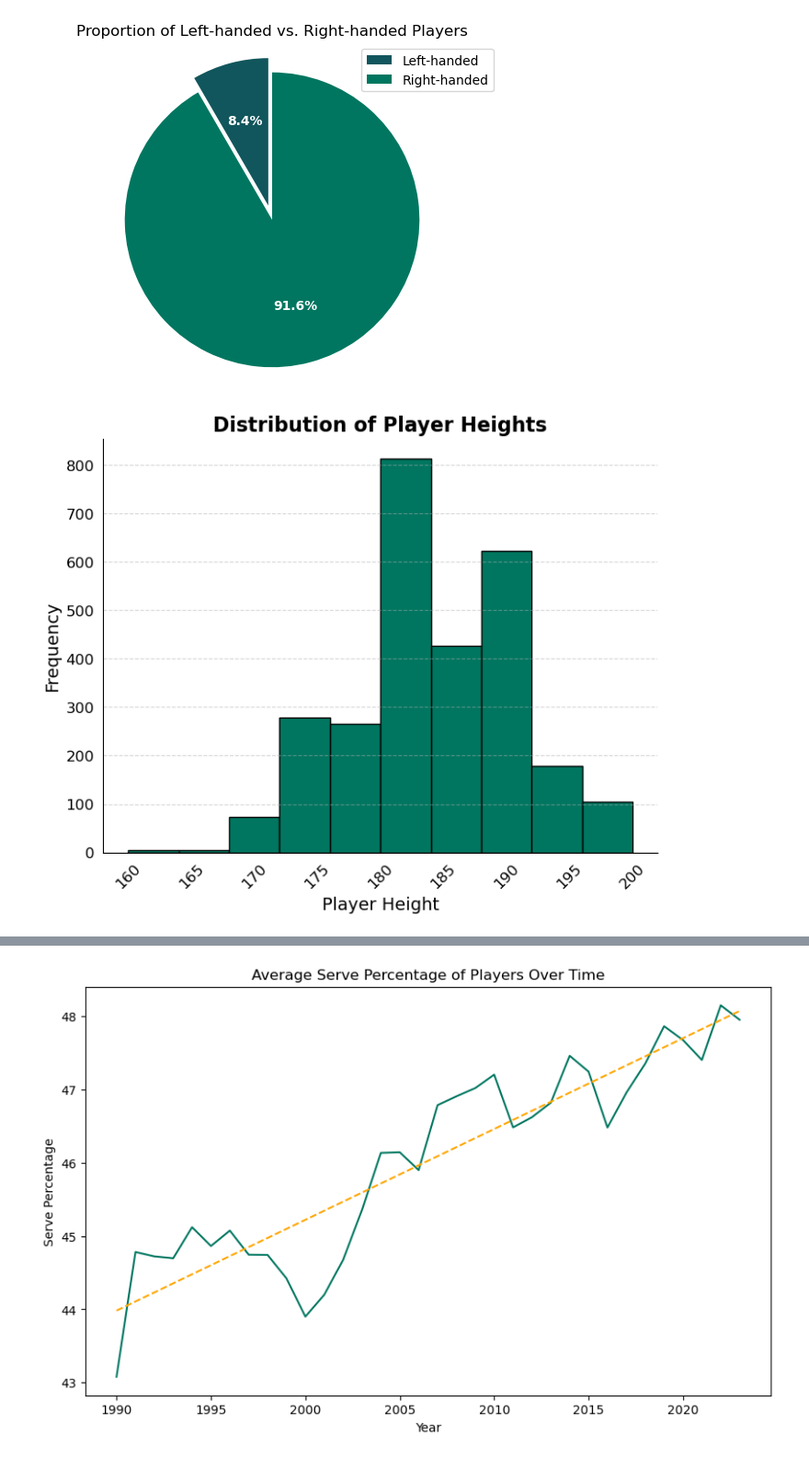
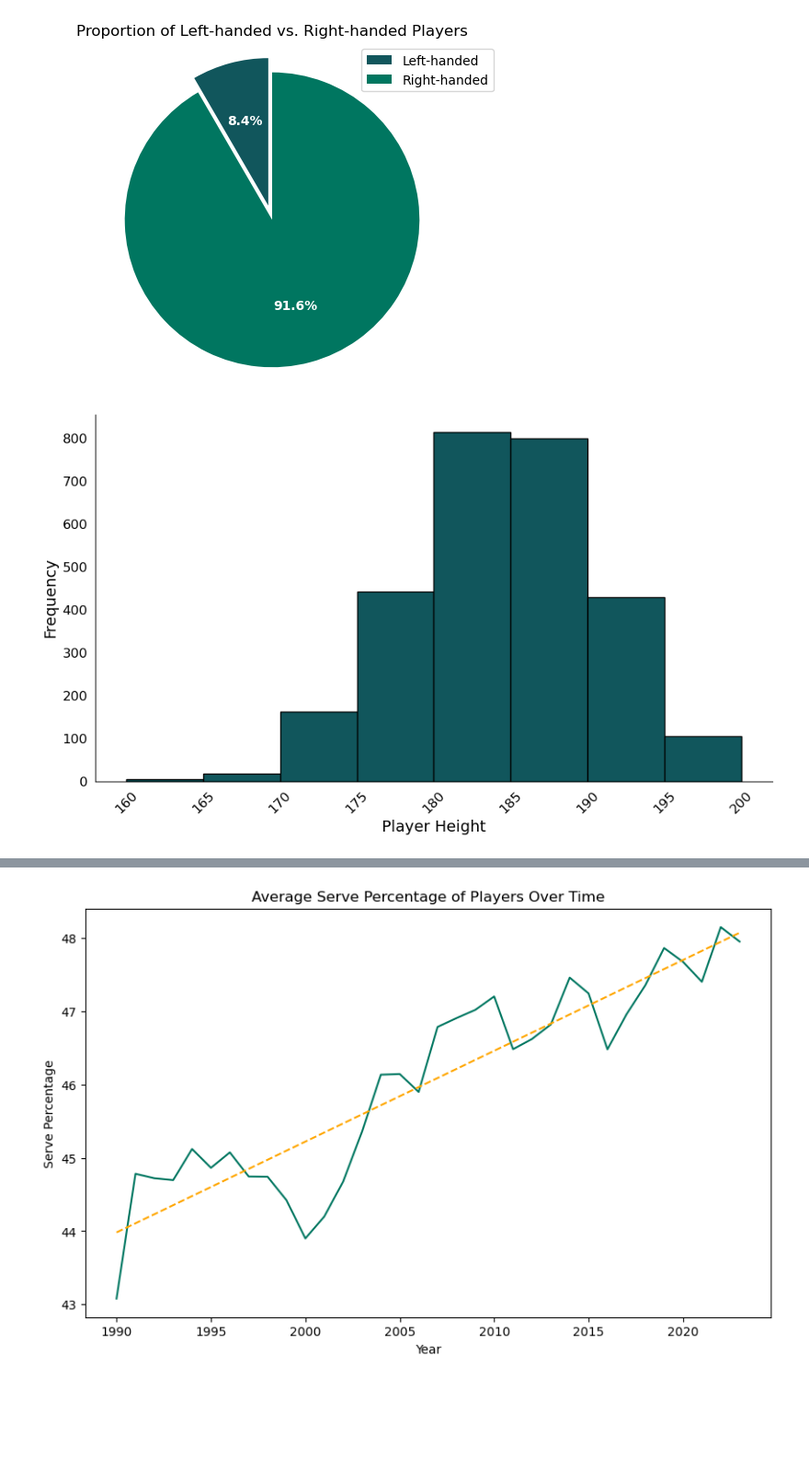
Before and after one commit to yasemitee/SciVIs, a Jupyter notebook: player.ipynb, the cells around one changed output, grey strips where cells are left out. Shown at 92% size. Drawn from its saved outputs; the diff is of its cells as text; code cells hidden in the pictures; blank space fills up the shorter version.

Commit message:
cambiati i colori e modifica di alcuni grafici

```diff
--- a/player.ipynb
+++ b/player.ipynb
@@ -46,25 +46,23 @@ plt.show()
 # %%
 # Distributione dell'altezza dei giocatori
 
-plt.figure(figsize=(8, 6))
+plt.figure(figsize=(11, 6))
 
 filtered_heights = atp_players[atp_players['height'] >= 160]['height']
 
-plt.hist(filtered_heights, bins=10, range=(160, 200), color=colors[1], edgecolor='black', align='mid')
+plt.hist(filtered_heights, bins=8, range=(160, 200), color=colors[0], edgecolor='black', align='mid')
 
 plt.xlabel('Player Height', fontsize=14)
+plt.xticks(np.arange(160, 201, 5))
 plt.ylabel('Frequency', fontsize=14)
-plt.title('Distribution of Player Heights', fontsize=16, fontweight='bold')
 
 plt.gca().spines['top'].set_visible(False)
 plt.gca().spines['right'].set_visible(False)
-
-plt.grid(axis='y', linestyle='--', alpha=0.5)
 
 plt.tick_params(axis='both', which='both', bottom=False, left=False, labelsize=12)
 
 plt.xticks(rotation=45)
 
 plt.show()
 # %% [output]
-[figure, old version]
+[figure, new version]
```
Also changed, not shown: parts of 3 cells of this notebook, 4 other files.
